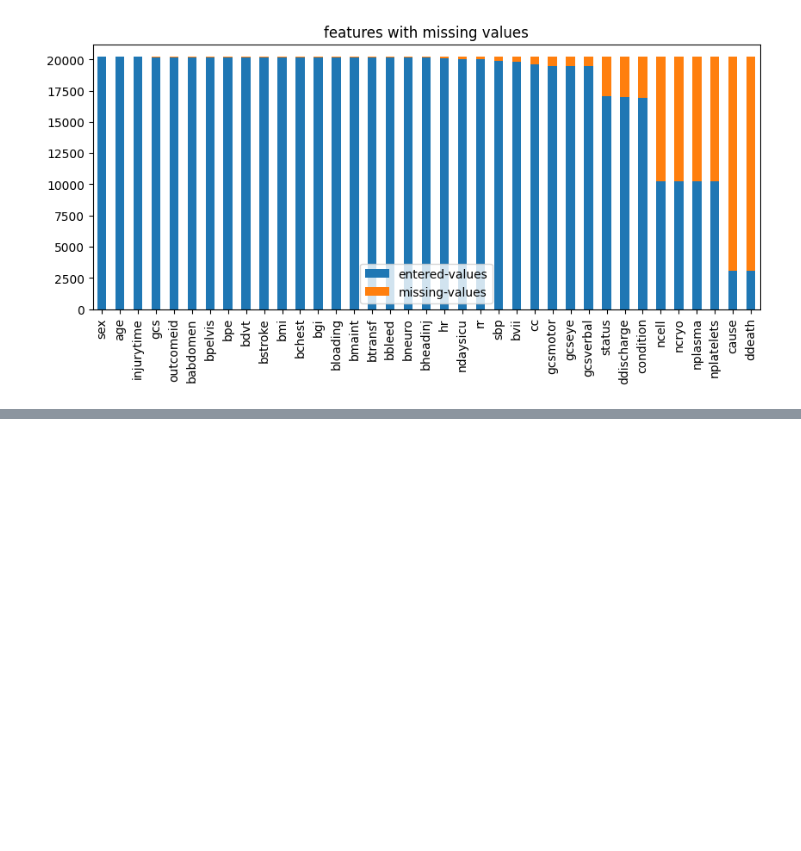
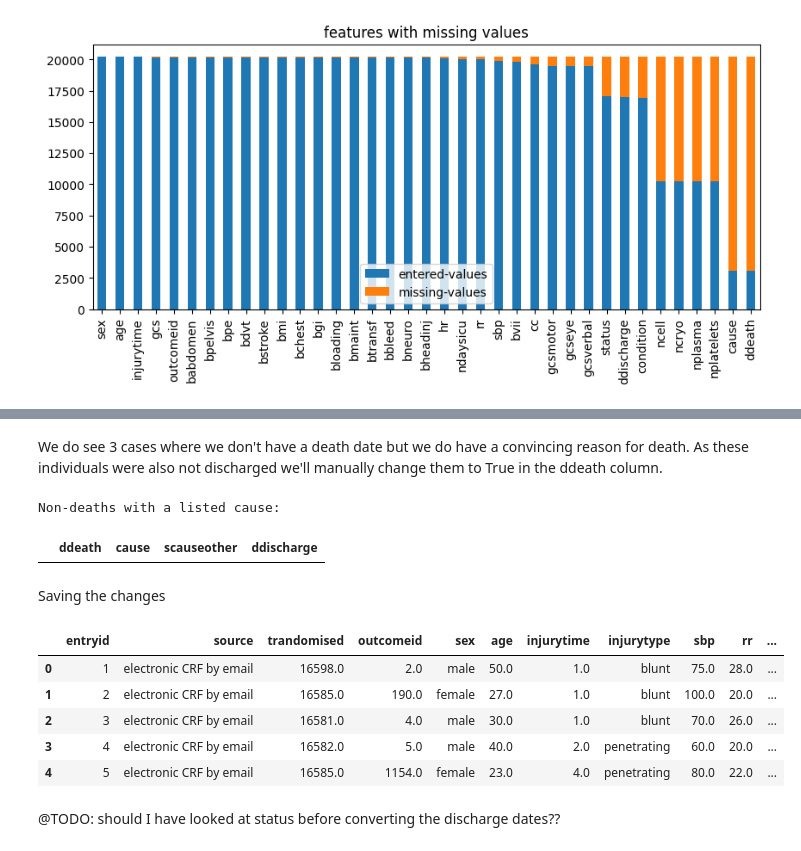
Before and after one commit to JasonSecrestBMX/jsecrest-datascience-demo, a Jupyter notebook: Vanderbilt-Crash/01-crash2_cleaning.ipynb, the cells around one changed output, grey strips where cells are left out. Drawn from its saved outputs; the diff is of its cells as text; code cells hidden in the pictures; blank space fills up the shorter version.

```diff
--- a/Vanderbilt-Crash/01-crash2_cleaning.ipynb
+++ b/Vanderbilt-Crash/01-crash2_cleaning.ipynb
@@ -94,0 +441,28 @@ incomplete_features_df.sort_values(by=['missing-values']).plot.bar(title='featur
+# %%
+test_df = crash_df.loc[:,['ddeath', 'cause', 'scauseother','ddischarge']]
+#convert ddeath and ddischarge to bool
+    # assumption:if they have no death date they did not die
+test_df.loc[:,'ddeath'] = test_df.loc[:,'ddeath'].map(lambda value: False if pd.isna(value) else True)
+    # assumption:if they have no discharge date they haven't been dischraged and will not have been recorded as dead.
+test_df.loc[:,'ddischarge'] = test_df.loc[:,'ddischarge'].map(lambda value: False if pd.isna(value) else True)
+# categorical data - add the category first, then fillna can apply the new category
+test_df.cause = test_df.cause.cat.add_categories("not applicable")
+test_df.loc[:,'cause'].fillna("not applicable", inplace=True)
+test_df.scauseother = test_df.scauseother.cat.rename_categories({"":"not applicable"})
+print(test_df.dtypes)
+
+print("Deaths with no cause listed:")
+display(
+    test_df.loc[(
+        (test_df['ddeath']==True)
+        &(test_df['scauseother']=='not applicable')
+        &(test_df['cause']=='not applicable'))]
+    )
+print("Non-deaths with a listed cause:")
+display(test_df.loc[(
+    (test_df['ddeath']==False)
+    &((test_df['scauseother']!='not applicable')|(test_df['cause']!='not applicable')))])
+
+print("Deaths with a discharge date:")
+display(test_df.loc[((test_df['ddeath']==True)&(test_df['ddischarge']==True))])
+# display(test_df.loc[((test_df['ddeath']==True)&(test_df['ddischarge'].notna()))])
@@ -94,0 +484,32 @@ incomplete_features_df.sort_values(by=['missing-values']).plot.bar(title='featur
+# %% [markdown]
+We do see 3 cases where we don't have a death date but we do have a convincing reason for death. As these individuals were also not discharged we'll manually change them to True in the ddeath column.
+# %%
+
+test_df.iloc[2691,0] = True
+test_df.iloc[6327,0] = True
+test_df.iloc[11922,0] = True
+
+print("Non-deaths with a listed cause:")
+display(test_df.loc[(
+    (test_df['ddeath']==False)
+    &((test_df['scauseother']!='not applicable')|(test_df['cause']!='not applicable')))])
+# %% [output]
+Non-deaths with a listed cause:
+|  | ddeath | cause | scauseother | ddischarge |
+# %% [markdown]
+Saving the changes
+# %%
+for col in ['ddeath','cause','scauseother','ddischarge']:
+    print(f"saving: {col}")
+    crash_df.loc[:,col] = test_df.loc[:,[col]]
+# %%
+crash_df.head()
+# %% [output]
+|  | entryid | source | trandomised | outcomeid | sex | age | injurytime | injurytype | sbp | rr | ... |
+| 0 | 1 | electronic CRF by email | 16598.0 | 2.0 | male | 50.0 | 1.0 | blunt | 75.0 | 28.0 | ... |
+| 1 | 2 | electronic CRF by email | 16585.0 | 190.0 | female | 27.0 | 1.0 | blunt | 100.0 | 20.0 | ... |
+| 2 | 3 | electronic CRF by email | 16581.0 | 4.0 | male | 30.0 | 1.0 | blunt | 70.0 | 26.0 | ... |
+| 3 | 4 | electronic CRF by email | 16582.0 | 5.0 | male | 40.0 | 2.0 | penetrating | 60.0 | 20.0 | ... |
+| 4 | 5 | electronic CRF by email | 16585.0 | 1154.0 | female | 23.0 | 4.0 | penetrating | 80.0 | 22.0 | ... |
+# %% [markdown]
+@TODO: should I have looked at status before converting the discharge dates??
```
Also changed, not shown: parts of 37 cells of this notebook.
